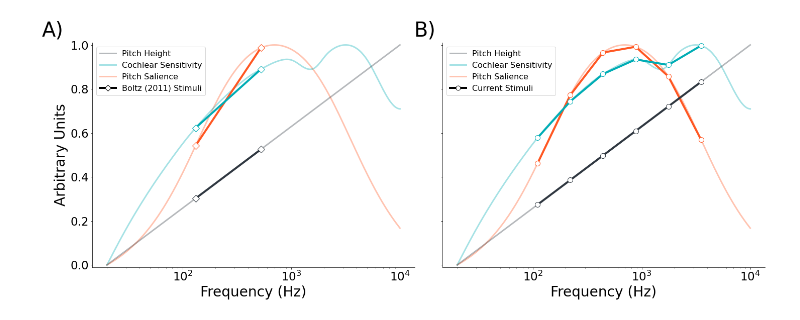
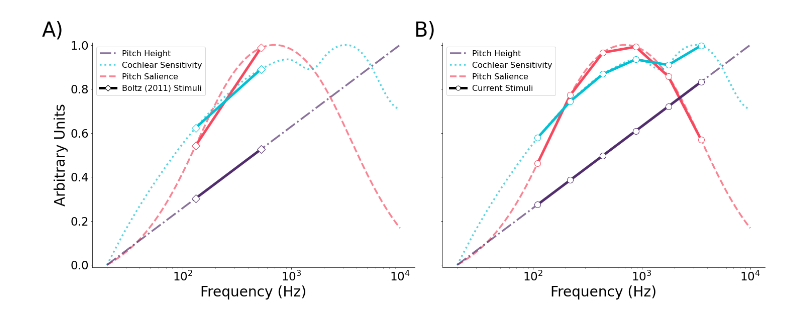
Before and after one commit to jpazdera/IllusoryTempo, a Jupyter notebook: E1/analysis/Pitch Plot.ipynb, the cells around one changed output. Drawn from its saved outputs; the diff is of its cells as text; code cells hidden in the pictures.

Commit message:
Improved grayscale readability of figures

```diff
--- a/E1/analysis/Pitch Plot.ipynb
+++ b/E1/analysis/Pitch Plot.ipynb
@@ -84,56 +85,65 @@ norm_height = (height - height.min()) / (height.max() - height.min())
 norm_sens = (sens - sens.min()) / (sens.max() - sens.min())
 norm_sal = (sal - sal.min()) / (sal.max() - sal.min())
 # %%
-factor_lw = 3
-data_lw = 4
+pal = sns.color_palette('cubehelix', 10)
+
+factor_lw = 3.5
+data_lw = 5
+ph_color = '#512D6D'
+cs_color = '#00C1D4'
+ps_color = '#F8485E'
+ph_ls = '-.'
+cs_ls = ':'
+ps_ls = '--'
 
 plt.subplot(121)
 
 # Plot curves
-plt.plot(f, norm_height, c='#303841', label='Pitch Height', lw=factor_lw, zorder=4, alpha=.35)
-plt.plot(f, norm_sens, c='#00ADB5', label='Cochlear Sensitivity', lw=factor_lw, zorder=3, alpha=.35)
-plt.plot(f, norm_sal, c='#FF5722', label='Pitch Salience', lw=factor_lw, zorder=2, alpha=.35)
+plt.plot(f, norm_height, c=ph_color, label='Pitch Height', ls=ph_ls, lw=factor_lw, zorder=4, alpha=.67)
+plt.plot(f, norm_sens, c=cs_color, label='Cochlear Sensitivity', ls=cs_ls, lw=factor_lw, zorder=3, alpha=.67)
+plt.plot(f, norm_sal, c=ps_color, label='Pitch Salience', ls=ps_ls, lw=factor_lw, zorder=2, alpha=.67)
 
 # Plot values of starting tones from Boltz (2011)
 boltz_idx = np.where(np.isin(f, (131, 523)))
 plt.plot([], [], c='k', lw=data_lw, ls='-', marker='D', mfc='w', ms=9, label='Boltz (2011) Stimuli')
-plt.plot(f[boltz_idx], norm_height[boltz_idx], c='#303841', lw=data_lw, ls='-', marker='D', ms=10, mfc='w', zorder=7)
-plt.plot(f[boltz_idx], norm_sens[boltz_idx], c='#00ADB5', lw=data_lw, ls='-', marker='D', ms=10, mfc='w', zorder=6)
-plt.plot(f[boltz_idx], norm_sal[boltz_idx], c='#FF5722', lw=data_lw, ls='-', marker='D', ms=10, mfc='w', zorder=5)
+plt.plot(f[boltz_idx], norm_height[boltz_idx], c=ph_color, lw=data_lw, ls='-', marker='D', ms=12, mfc='w', zorder=7)
+plt.plot(f[boltz_idx], norm_sens[boltz_idx], c=cs_color, lw=data_lw, ls='-', marker='D', ms=12, mfc='w', zorder=6)
+plt.plot(f[boltz_idx], norm_sal[boltz_idx], c=ps_color, lw=data_lw, ls='-', marker='D', ms=12, mfc='w', zorder=5)
 
 # Formatting
 plt.xscale('log')
 plt.xlabel('Frequency (Hz)')
 plt.ylabel('Arbitrary Units')
 plt.ylim(-.01, 1.01)
 plt.legend()
 plt.text(5, 1.04, 'A)', fontsize=40)
 
 plt.subplot(122)
 
 # Plot curves
-plt.plot(f, norm_height, c='#303841', label='Pitch Height', lw=factor_lw, zorder=4, alpha=.35)
-plt.plot(f, norm_sens, c='#00ADB5', label='Cochlear Sensitivity', lw=factor_lw, zorder=3, alpha=.35)
-plt.plot(f, norm_sal, c='#FF5722', label='Pitch Salience', lw=factor_lw, zorder=2, alpha=.35)
+plt.plot(f, norm_height, c=ph_color, label='Pitch Height', ls=ph_ls, lw=factor_lw, zorder=4, alpha=.67)
+plt.plot(f, norm_sens, c=cs_color, label='Cochlear Sensitivity', ls=cs_ls, lw=factor_lw, zorder=3, alpha=.67)
+plt.plot(f, norm_sal, c=ps_color, label='Pitch Salience', ls=ps_ls, lw=factor_lw, zorder=2, alpha=.67)
 
 # Plot values of stimuli from the present study
 stim_idx = np.where(np.isin(f, (110, 220, 440, 880, 1760, 3520)))
 plt.plot([], [], c='k', lw=data_lw, ls='-', marker='o', mfc='w', ms=9, label='Current Stimuli')
-plt.plot(f[stim_idx], norm_height[stim_idx], c='#303841', lw=data_lw, ls='-', marker='o', mfc='w', ms=10, zorder=7)
-plt.plot(f[stim_idx], norm_sens[stim_idx], c='#00ADB5', lw=data_lw, ls='-', marker='o', mfc='w', ms=10, zorder=6)
-plt.plot(f[stim_idx], norm_sal[stim_idx], c='#FF5722', lw=data_lw, ls='-', marker='o', mfc='w', ms=10, zorder=5)
+plt.plot(f[stim_idx], norm_height[stim_idx], c=ph_color, lw=data_lw, ls='-', marker='o', mfc='w', ms=12, zorder=7)
+plt.plot(f[stim_idx], norm_sens[stim_idx], c=cs_color, lw=data_lw, ls='-', marker='o', mfc='w', ms=12, zorder=6)
+plt.plot(f[stim_idx], norm_sal[stim_idx], c=ps_color, lw=data_lw, ls='-', marker='o', mfc='w', ms=12, zorder=5)
 
 # Formatting
 plt.xscale('log')
 plt.xlabel('Frequency (Hz)')
 plt.ylim(-.01, 1.01)
 plt.yticks([0, .2, .4, .6, .8, 1], ['', '', '', '', '', ''])
 plt.legend()
 plt.text(8, 1.04, 'B)', fontsize=40)
 
 plt.gcf().set_size_inches(20, 8)
 plt.tight_layout()
 
+
 plt.gcf().savefig('figures/stimulus_plot.svg')
 # %% [output]
-[figure, old version]
+[figure, new version]
```
Also changed, not shown: parts of 1 cell of this notebook, 13 other files.
